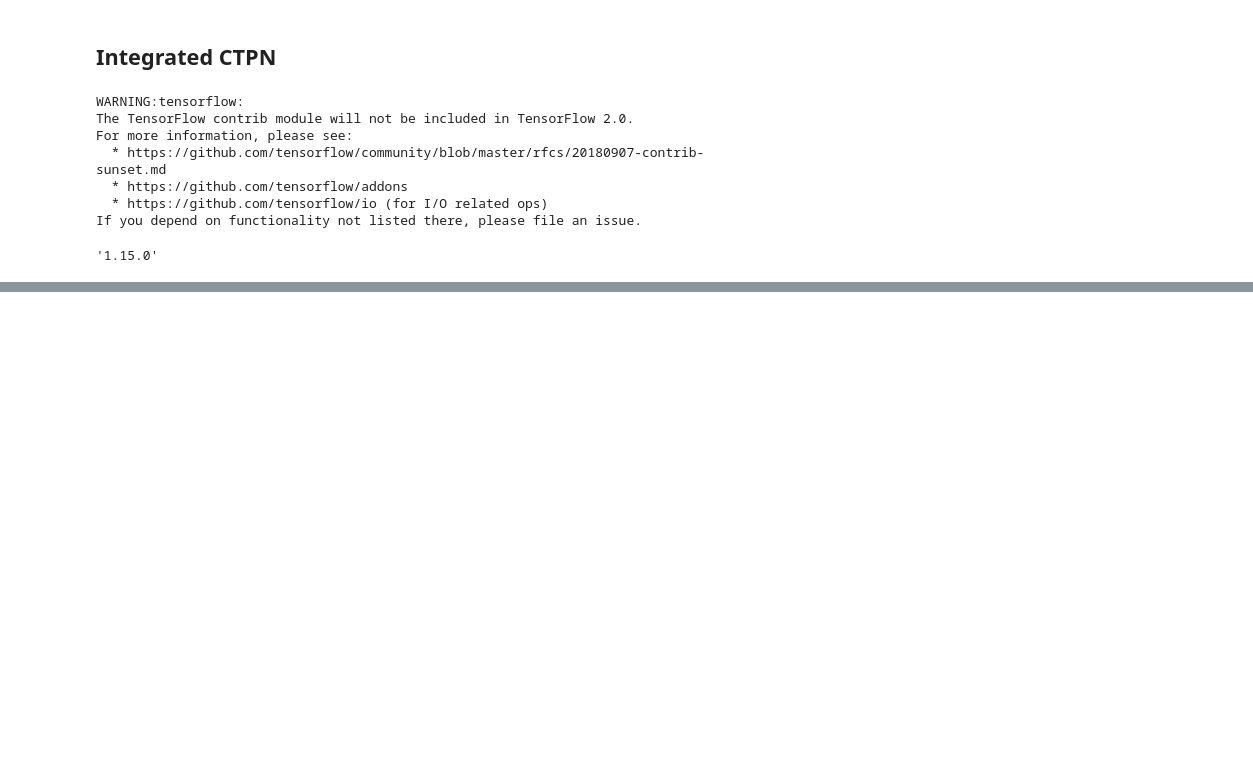
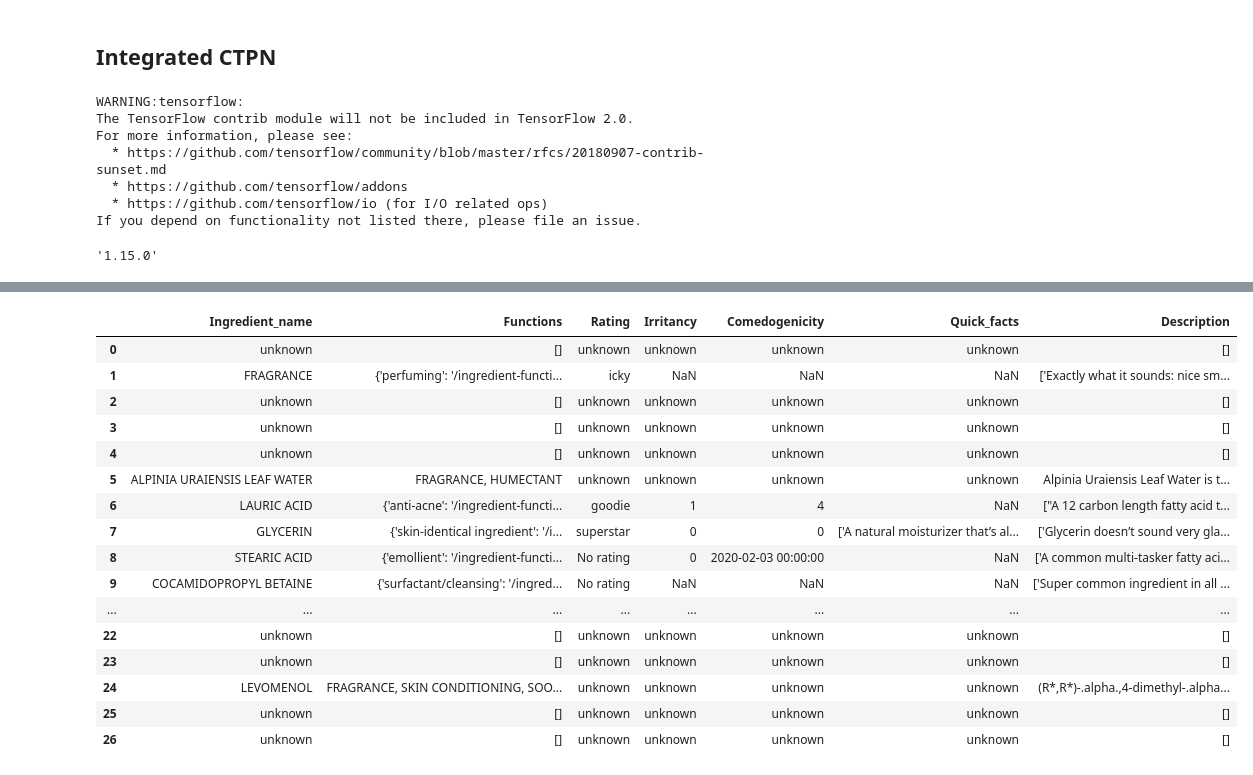
Before and after one commit to hienngn/coderschool-final-project, a Jupyter notebook: Integrated-CC.ipynb, the cells around one changed output, grey strips where cells are left out. Drawn from its saved outputs; the diff is of its cells as text; code cells hidden in the pictures; blank space fills up the shorter version.

```diff
--- a/Integrated-CC.ipynb
+++ b/Integrated-CC.ipynb
@@ -1075,0 +1336,41 @@ NameError: name 'im_fn' is not defined
+# %%
+def fuzzy_match_ingredients(ing_list, fuzdict):
+    match_dict = {}
+    for ing in tqdm(ing_list):
+        if ing in match_dict.keys():
+            continue
+        upper_ing = ing.upper()
+        if fuzdict.__contains__(upper_ing):
+            match_dict[ing] = fuzdict[upper_ing]
+        else:
+            match_dict[ing] = 'unknown'
+
+    return match_dict
+# %%
+def create_dict_english(df_inci, df_cosing):
+    rating_inci = {}
+    irritancy_inci = {}
+    comedogenicity_inci = {}
+    function_inci = {}
+    qfacts_inci = {}
+    desc_inci = {}
+
+    desc_cosing = {}
+    function_cosing = {}
+
+    for idx, row in tqdm(df_inci.iterrows()):
+        for name in row['ingredient_name'].split('/'):
+            chem_name = name.strip()
+            rating_inci[chem_name] = row['rating']
+            irritancy_inci[chem_name] = row['irritancy']
+            comedogenicity_inci[chem_name] = row['comedogenicity']
+            function_inci[chem_name] = row['functions']
+            qfacts_inci[chem_name] = row['quick_facts']
+            desc_inci[chem_name] = row['description']
+
+    for idx, row in tqdm(df_cosing.iterrows()):
+        for name in row['ingredient_name'].split('/'):
+            desc_cosing[name] = row['description']
+            function_cosing[name] = row['functions']
+
+    return rating_inci, irritancy_inci, comedogenicity_inci, function_inci, qfacts_inci, desc_inci, desc_cosing, function_cosing
@@ -1075,0 +1485,2 @@ NameError: name 'im_fn' is not defined
+# %%
+resdf = ocr_everything(fi, ftxt, 'Database/INCI/ingredient_inci_1570.csv', 'Database/ingredient_cosing_37309.csv', debug=True)
@@ -1075,0 +1495,20 @@ NameError: name 'im_fn' is not defined
+# %%
+resdf
+# %% [output]
+|  | Ingredient_name | Functions | Rating | Irritancy | Comedogenicity | Quick_facts | Description |
+| 0 | unknown | [] | unknown | unknown | unknown | unknown | [] |
+| 1 | FRAGRANCE | {'perfuming': '/ingredient-functi... | icky | NaN | NaN | NaN | ['Exactly what it sounds: nice sm... |
+| 2 | unknown | [] | unknown | unknown | unknown | unknown | [] |
+| 3 | unknown | [] | unknown | unknown | unknown | unknown | [] |
+| 4 | unknown | [] | unknown | unknown | unknown | unknown | [] |
+| 5 | ALPINIA URAIENSIS LEAF WATER | FRAGRANCE, HUMECTANT | unknown | unknown | unknown | unknown | Alpinia Uraiensis Leaf Water is t... |
+| 6 | LAURIC ACID | {'anti-acne': '/ingredient-functi... | goodie | 1 | 4 | NaN | ["A 12 carbon length fatty acid t... |
+| 7 | GLYCERIN | {'skin-identical ingredient': '/i... | superstar | 0 | 0 | ['A natural moisturizer that’s al... | ['Glycerin doesn’t sound very gla... |
+| 8 | STEARIC ACID | {'emollient': '/ingredient-functi... | No rating | 0 | 2020-02-03 00:00:00 | NaN | ['A common multi-tasker fatty aci... |
+| 9 | COCAMIDOPROPYL BETAINE | {'surfactant/cleansing': '/ingred... | No rating | NaN | NaN | NaN | ['Super common ingredient in all ... |
+| ... | ... | ... | ... | ... | ... | ... | ... |
+| 22 | unknown | [] | unknown | unknown | unknown | unknown | [] |
+| 23 | unknown | [] | unknown | unknown | unknown | unknown | [] |
+| 24 | LEVOMENOL | FRAGRANCE, SKIN CONDITIONING, SOO... | unknown | unknown | unknown | unknown | (R*,R*)-.alpha.,4-dimethyl-.alpha... |
+| 25 | unknown | [] | unknown | unknown | unknown | unknown | [] |
+| 26 | unknown | [] | unknown | unknown | unknown | unknown | [] |
```
Also changed, not shown: parts of 25 cells of this notebook, 4 other files.
